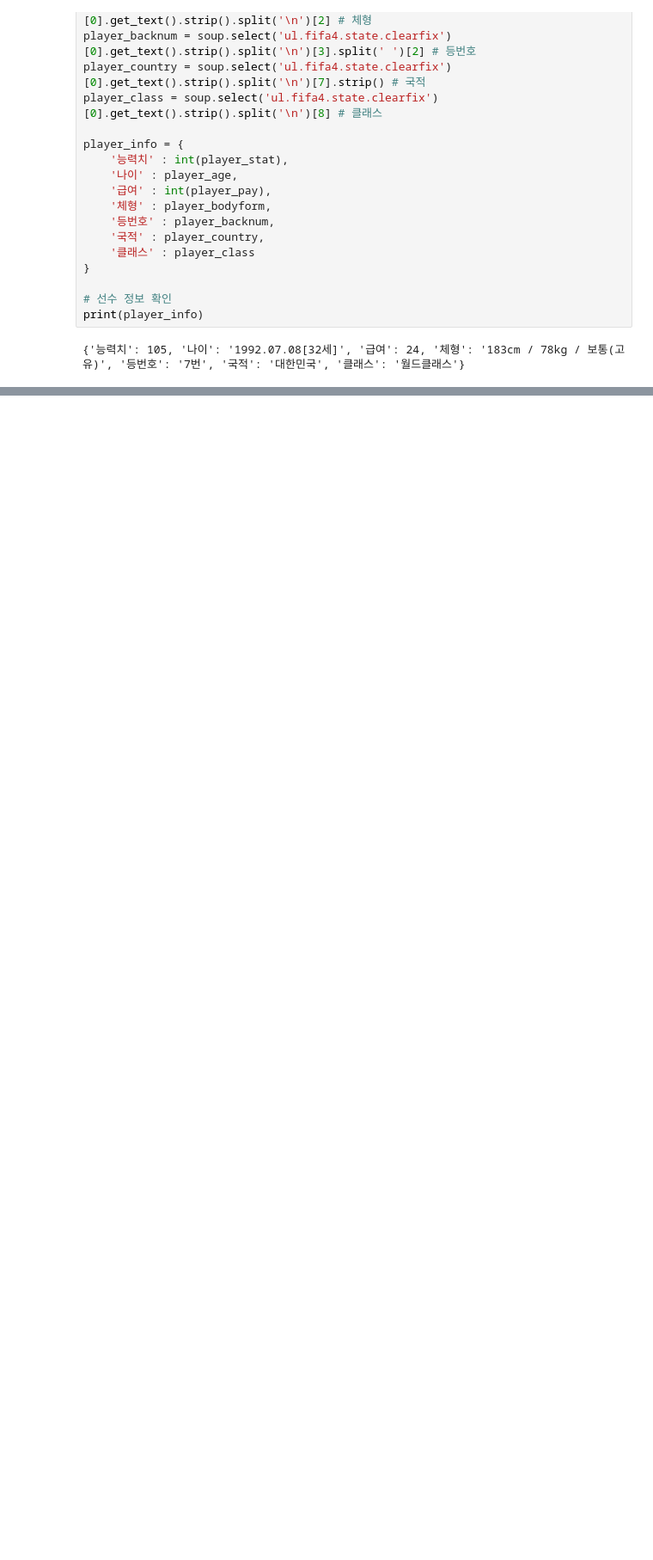
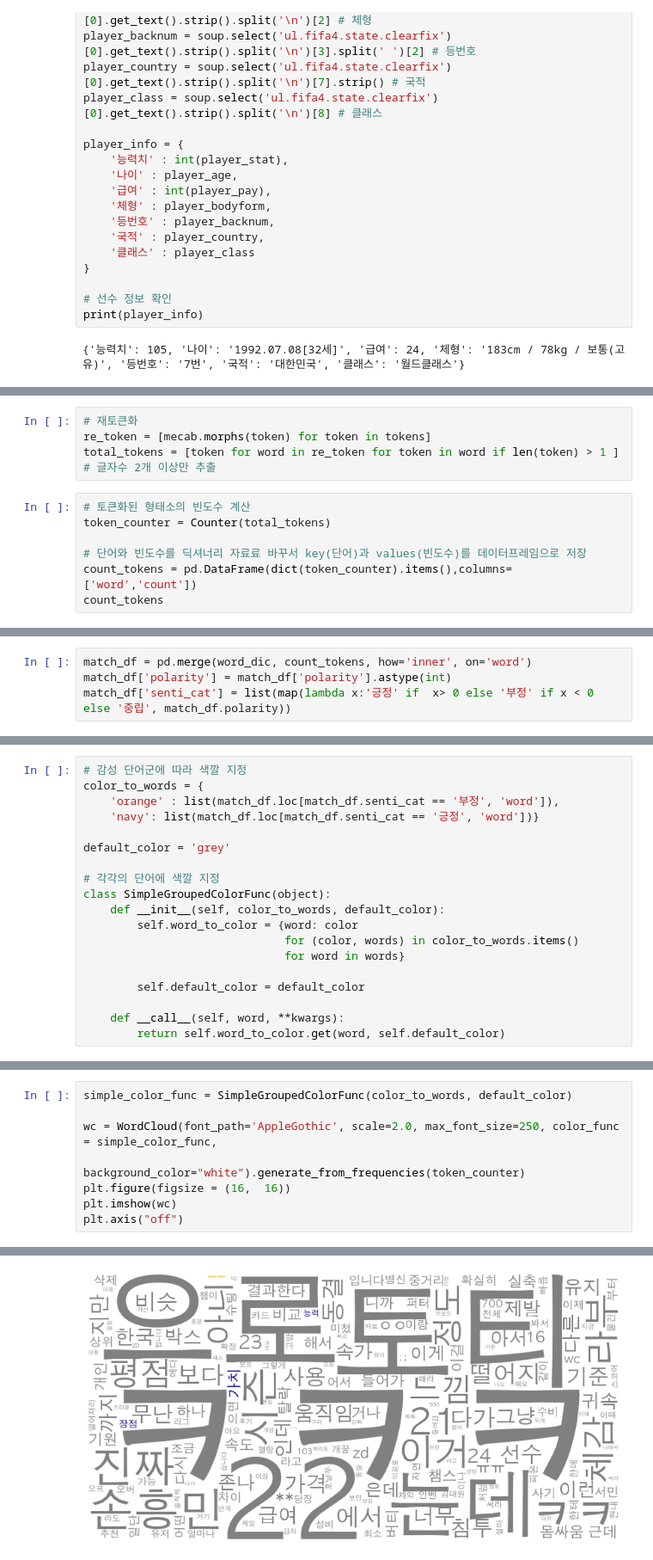
Before and after one commit to harrym8n/Proj_FConline, a Jupyter notebook: scrapping.ipynb, the cells around one changed output, grey strips where cells are left out. Shown: that part at 86% size. Saved outputs shown, nothing was run; the diff lists cells and outputs as text; blank space fills up the shorter version.

Commit message:
Add codes for sentiment analysis_word cloud

```diff
--- a/scrapping.ipynb
+++ b/scrapping.ipynb
@@ -266,0 +330,11 @@ print(out2)
+# %%
+# 재토큰화
+re_token = [mecab.morphs(token) for token in tokens]
+total_tokens = [token for word in re_token for token in word if len(token) > 1 ] # 글자수 2개 이상만 추출
+# %%
+# 토큰화된 형태소의 빈도수 계산
+token_counter = Counter(total_tokens)
+
+# 단어와 빈도수를 딕셔너리 자료료 바꾸서 key(단어)과 values(빈도수)를 데이터프레임으로 저장
+count_tokens = pd.DataFrame(dict(token_counter).items(),columns=['word','count'])
+count_tokens
@@ -266,0 +357,4 @@ print(out2)
+# %%
+match_df = pd.merge(word_dic, count_tokens, how='inner', on='word')
+match_df['polarity'] = match_df['polarity'].astype(int)
+match_df['senti_cat'] = list(map(lambda x:'긍정' if  x> 0 else '부정' if x < 0 else '중립', match_df.polarity))
@@ -266,0 +383,19 @@ print(out2)
+# %%
+# 감성 단어군에 따라 색깔 지정
+color_to_words = {
+    'orange' : list(match_df.loc[match_df.senti_cat == '부정', 'word']),
+    'navy': list(match_df.loc[match_df.senti_cat == '긍정', 'word'])}
+
+default_color = 'grey'
+
+# 각각의 단어에 색깔 지정
+class SimpleGroupedColorFunc(object):
+    def __init__(self, color_to_words, default_color):
+        self.word_to_color = {word: color
+                              for (color, words) in color_to_words.items()
+                              for word in words}
+
+        self.default_color = default_color
+
+    def __call__(self, word, **kwargs):
+        return self.word_to_color.get(word, self.default_color)
@@ -266,0 +404,9 @@ print(out2)
+# %%
+simple_color_func = SimpleGroupedColorFunc(color_to_words, default_color)
+
+wc = WordCloud(font_path='AppleGothic', scale=2.0, max_font_size=250, color_func = simple_color_func,
+               background_color="white").generate_from_frequencies(token_counter)
+plt.figure(figsize = (16,  16))
+plt.imshow(wc)
+plt.axis("off")
+# %% [output]
@@ -266,0 +414 @@ print(out2)
+[figure, added]
```
Also changed, not shown: parts of 18 cells of this notebook, 1 other file.
